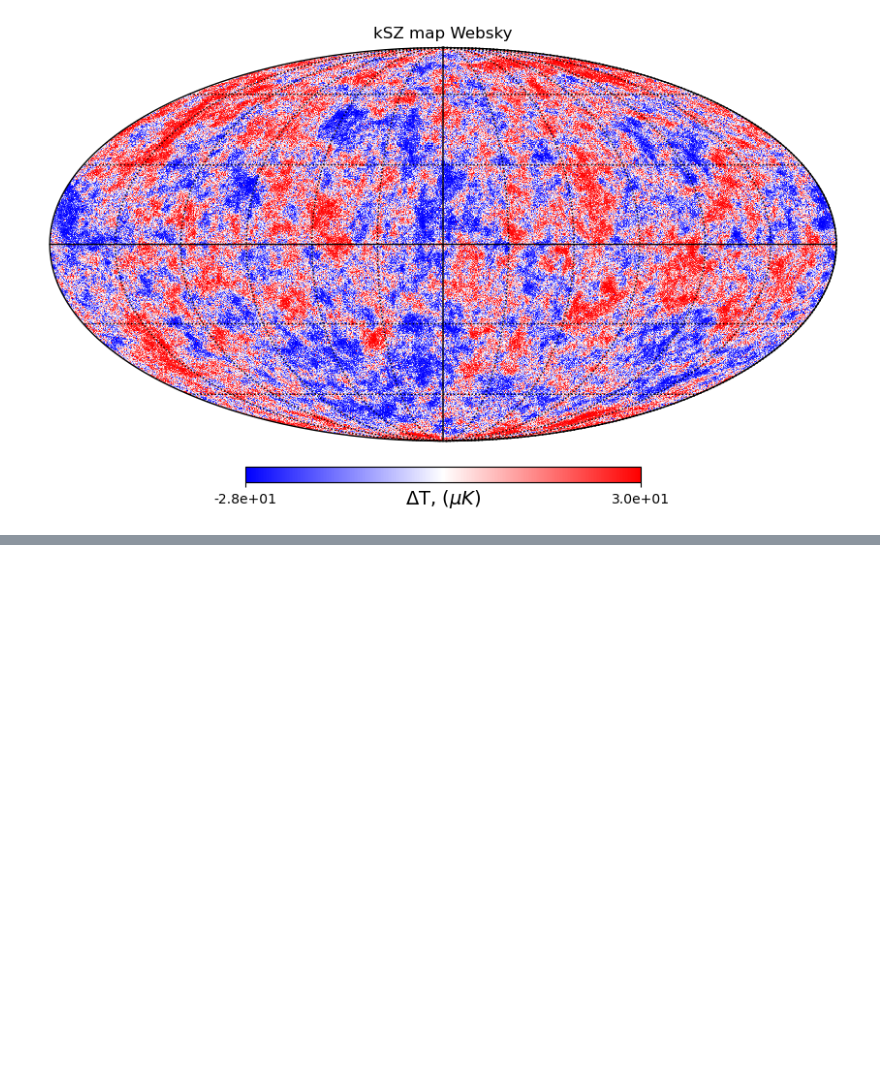
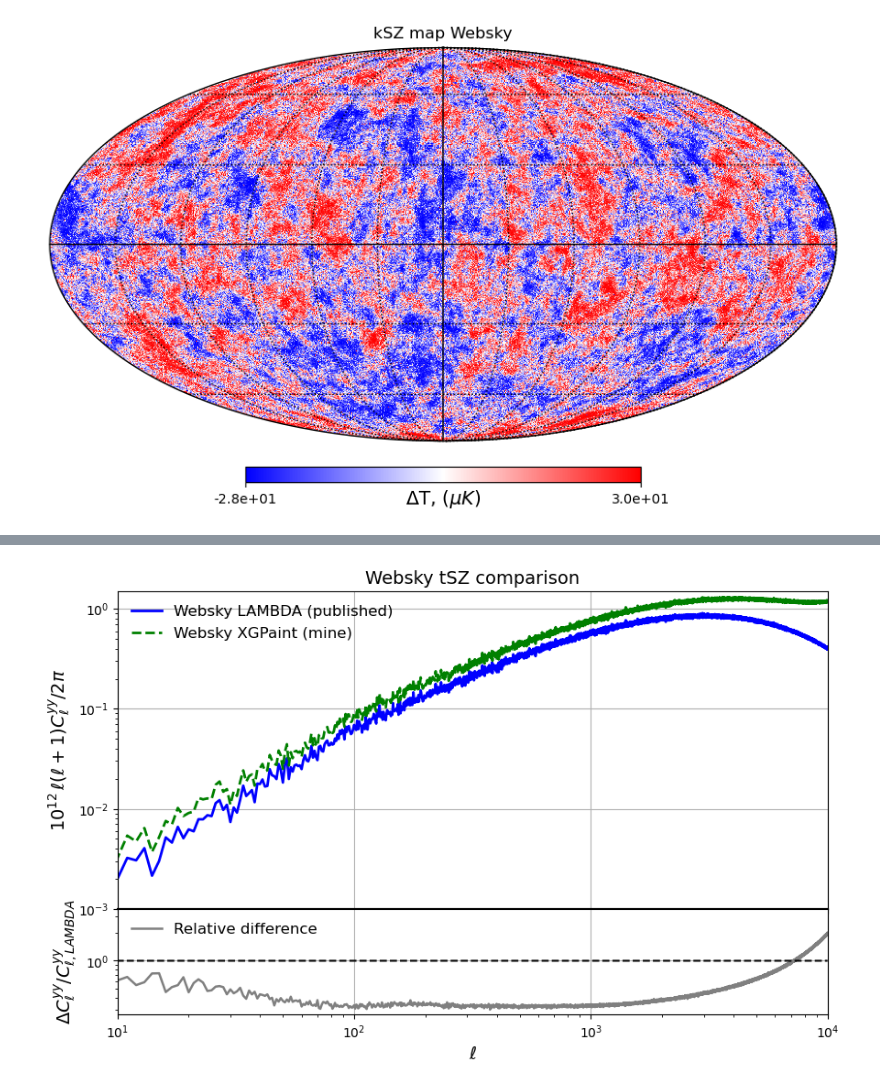
Before and after one commit to kristero/HalfDome_kSZ, a Jupyter notebook: Testing_websky.ipynb, the cells around one changed output, grey strips where cells are left out. Cells and saved outputs as stored; diff of their text form; code cells hidden in the pictures; blank space fills up the shorter version.

```diff
--- a/Testing_websky.ipynb
+++ b/Testing_websky.ipynb
@@ -171,0 +124,54 @@ Halo mass = 1.2 10^(12) M_sol(z < 4). Up to z = 4.6 it becomes 4e12 M_sol
+# %%
+import numpy as np
+import matplotlib.pyplot as plt
+
+fig, (ax1, ax2) = plt.subplots(
+    2, 1, figsize=(10, 6), sharex=True,
+    gridspec_kw={"height_ratios": [3, 1], "hspace": 0.0}
+)
+
+# -------------------
+# Top panel: spectra
+# -------------------
+ax1.plot(ell3, Dl3*1e12, lw=2, label="Websky LAMBDA (published)", c="blue")
+ax1.plot(ells_soc, Dl_soc*1e12, ls="--", lw=2, label="Websky XGPaint (mine)", c="green")
+
+ax1.set_ylabel(r"$10^{12}\,\ell(\ell+1)C^{yy}_\ell/2\pi$", fontsize=14)
+ax1.set_yscale("log")
+ax1.set_ylim(1e-3, 1.5)
+ax1.grid(True)
+ax1.legend(frameon=False, fontsize=12)
+ax1.set_title(r"Websky tSZ comparison", fontsize=14)
+
+# -------------------
+# Bottom panel: ratio-like (around 1), like your example image
+# -------------------
+# If ell-grids differ, you should interpolate Dl_soc onto ell3 before doing this.
+ratio = Dl_soc / Dl3
+
+pct = ((Dl_soc - Dl3) / Dl3)
+ax2.plot(ell3, pct, lw=1.8, c="grey", label="Relative difference")
+ax2.plot(ell3, np.ones(len(ell3)), "--", c = "black")
+ax2.set_ylabel("% diff", fontsize=14)
+# (then choose a sensible y-lim for your data)
+
+
+ax2.set_ylabel(r"$\Delta C^{yy}_\ell / C^{yy}_{\ell, LAMBDA}$", fontsize=14)
+ax2.set_xlabel(r"$\ell$", fontsize=14)
+ax2.set_yscale("log")
+# ax2.set_ylim(0.9, 1.1)  # tweak to taste
+ax2.grid(True)
+ax2.legend(frameon=False, fontsize=12)
+
+# Shared x formatting
+ax2.set_xscale("log")
+ax2.set_xlim(10, 10000)
+
+# Make the divider line look like the example
+ax1.spines["bottom"].set_linewidth(1.5)
+ax2.spines["top"].set_linewidth(1.5)
+ax1.tick_params(labelbottom=False)  # hide top x tick labels
+plt.savefig("plots\tSZ_Websky_comparison_with.png")
+plt.show()
+# %% [output]
+[figure, added]
```
Also changed, not shown: parts of 18 cells of this notebook.
